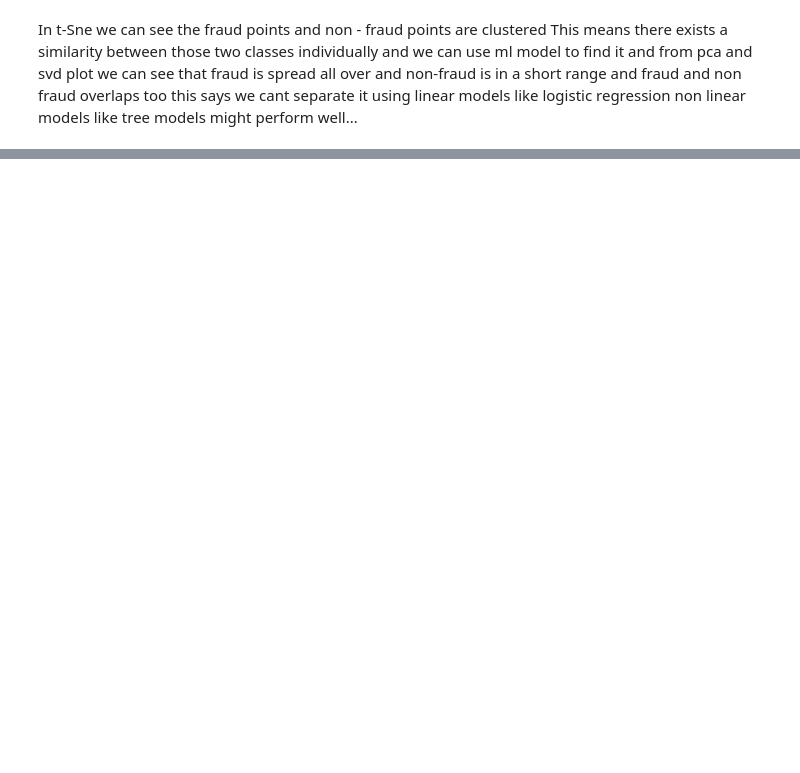
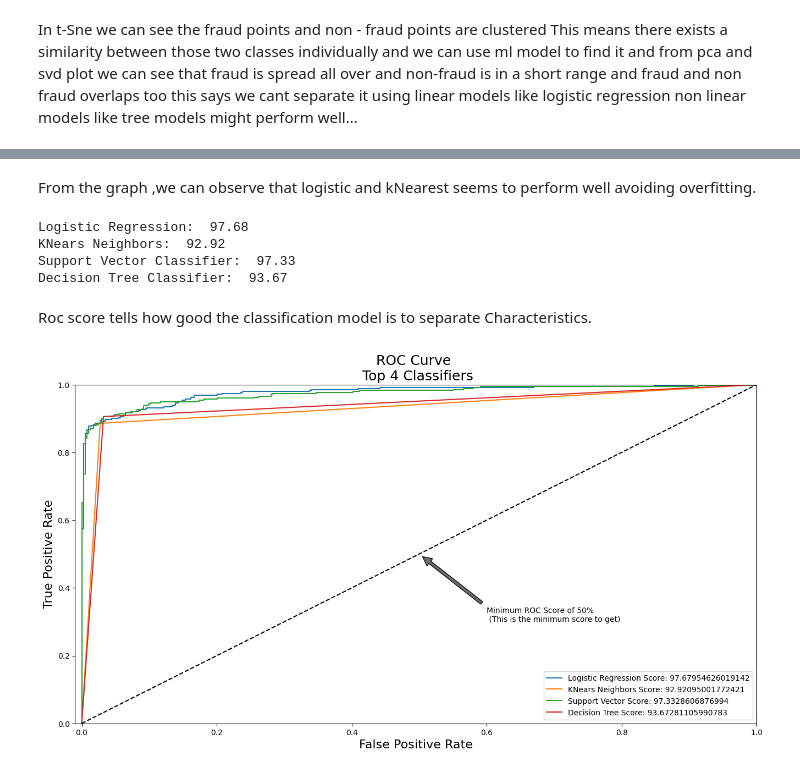
Before and after one commit to justleviackermann/credit_card_fraud_detection, a Jupyter notebook: creditmodel.ipynb, the cells around one changed output, grey strips where cells are left out. Cells and saved outputs as stored; diff of their text form; code cells hidden in the pictures; blank space fills up the shorter version.

```diff
--- a/creditmodel.ipynb
+++ b/creditmodel.ipynb
@@ -552,0 +708,56 @@ DecisionTree Classifier Cross Validation Score 91.27%
+# %% [markdown]
+From the graph ,we can observe that logistic and kNearest seems to perform well avoiding overfitting.
+# %%
+#Predicting the cross validation scores in each classifier
+
+from sklearn.model_selection import cross_val_predict
+
+log_reg_pred = cross_val_predict(log_reg, X_train, y_train, cv=5, method="decision_function")
+
+knears_pred = cross_val_predict(knears_neighbors, X_train, y_train, cv=5)
+
+svc_pred = cross_val_predict(svc, X_train, y_train, cv=5, method="decision_function")
+
+tree_pred = cross_val_predict(tree_clf, X_train, y_train, cv=5)
+
+from sklearn.metrics import roc_auc_score
+
+print('Logistic Regression: ', round(roc_auc_score(y_train, log_reg_pred)*100,2))
+print('KNears Neighbors: ', round(roc_auc_score(y_train, knears_pred)*100,2))
+print('Support Vector Classifier: ', round(roc_auc_score(y_train, svc_pred)*100,2))
+print('Decision Tree Classifier: ', round(roc_auc_score(y_train, tree_pred)*100,2))
+# %% [output]
+Logistic Regression:  97.68
+KNears Neighbors:  92.92
+Support Vector Classifier:  97.33
+Decision Tree Classifier:  93.67
+# %% [markdown]
+Roc score tells how good the classification model is to separate Characteristics.
+# %%
+from sklearn.metrics import roc_curve
+# Xcor,Ycor,threshold.
+log_fpr, log_tpr, log_thresold = roc_curve(y_train, log_reg_pred)
+knear_fpr, knear_tpr, knear_threshold = roc_curve(y_train, knears_pred)
+svc_fpr, svc_tpr, svc_threshold = roc_curve(y_train, svc_pred)
+tree_fpr, tree_tpr, tree_threshold = roc_curve(y_train, tree_pred)
+
+def graph_roc_curve_multiple(log_fpr, log_tpr, knear_fpr, knear_tpr, svc_fpr, svc_tpr, tree_fpr, tree_tpr):
+    plt.figure(figsize=(16,8))
+    plt.title('ROC Curve \n Top 4 Classifiers', fontsize=18)
+    plt.plot(log_fpr, log_tpr, label='Logistic Regression Score: {}'.format(roc_auc_score(y_train, log_reg_pred)*100))
+    plt.plot(knear_fpr, knear_tpr, label='KNears Neighbors Score: {}'.format(roc_auc_score(y_train, knears_pred)*100))
+    plt.plot(svc_fpr, svc_tpr, label='Support Vector Score: {}'.format(roc_auc_score(y_train, svc_pred)*100))
+    plt.plot(tree_fpr, tree_tpr, label='Decision Tree Score: {}'.format(roc_auc_score(y_train, tree_pred)*100))
+    plt.plot([0, 1], [0, 1], 'k--')
+    plt.axis([-0.01, 1, 0, 1])
+    plt.xlabel('False Positive Rate', fontsize=16)
+    plt.ylabel('True Positive Rate', fontsize=16)
+    plt.annotate('Minimum ROC Score of 50% \n (This is the minimum score to get)', xy=(0.5, 0.5), xytext=(0.6, 0.3),
+                arrowprops=dict(facecolor='#6E726D', shrink=0.05),
+                )
+    plt.legend()
+
+graph_roc_curve_multiple(log_fpr, log_tpr, knear_fpr, knear_tpr, svc_fpr, svc_tpr, tree_fpr, tree_tpr)
+plt.show()
+# %% [output]
+[figure, added]
```
Also changed, not shown: parts of 19 cells of this notebook.
